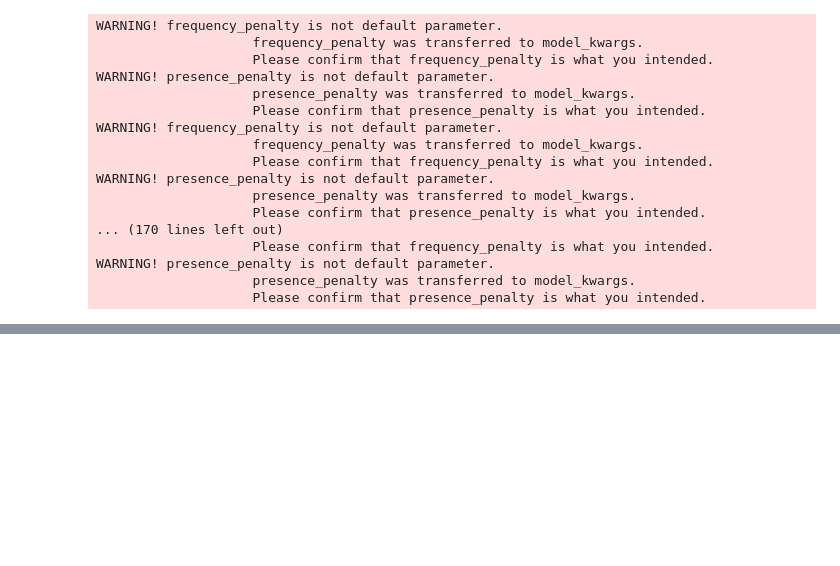
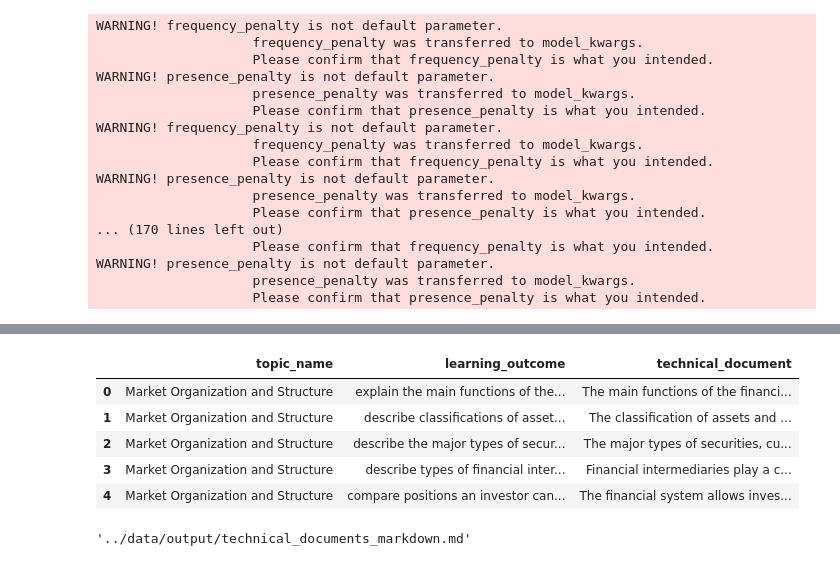
Before and after one commit to BigDataIA-Spring2024-Sec1-Team3/Assignment5, a Jupyter notebook: backend/generate_knowledge_base.ipynb, the cells around one changed output, grey strips where cells are left out. Cells and saved outputs as stored; diff of their text form; code cells hidden in the pictures; blank space fills up the shorter version.

Commit message:
Created markdown

```diff
--- a/backend/generate_knowledge_base.ipynb
+++ b/backend/generate_knowledge_base.ipynb
@@ -13,7 +13,7 @@ def getProp():
 try:
     getProp()
     conn = snowflake.connector.connect(
-        user=config['SNOWFLAKE']['User'],
+        user=config['SNOWFLAKE']['Username'],
         password=config['SNOWFLAKE']['Password'],
         account=config['SNOWFLAKE']['Account'],
         warehouse=config['SNOWFLAKE']['Warehouse'],
@@ -103,13 +103,16 @@ def query_openai_for_technical_document(learning_outcome, summary, api_key):
 
     return response
 # %%
+getProp()
+api_key = config['OPENAI']['OPENAI_API_KEY']
+
 for index, row in new_df.iterrows():
 
     # Query OpenAI for each row and update the 'Technical Document' column
     new_df.at[index, 'technical_document'] = query_openai_for_technical_document(
         learning_outcome=row['learning_outcome'],
         summary=row['summary'],
-        api_key=os.getenv("OPENAI_API_KEY")
+        api_key=api_key
     )
 
     new_df.head()
@@ -140,5 +143,32 @@ new_df.head()
 | 2 | Market Organization and Structure | describe the major types of secur... | This reading introduces how the f... | The major types of securities, cu... |
 | 3 | Market Organization and Structure | describe types of financial inter... | This reading introduces how the f... | Financial intermediaries play a c... |
 | 4 | Market Organization and Structure | compare positions an investor can... | This reading introduces how the f... | The financial system allows inves... |
+# %%
+new_df = new_df.drop(columns=['summary'])
+new_df.head()
+# %% [output]
+|  | topic_name | learning_outcome | technical_document |
+| 0 | Market Organization and Structure | explain the main functions of the... | The main functions of the financi... |
+| 1 | Market Organization and Structure | describe classifications of asset... | The classification of assets and ... |
+| 2 | Market Organization and Structure | describe the major types of secur... | The major types of securities, cu... |
+| 3 | Market Organization and Structure | describe types of financial inter... | Financial intermediaries play a c... |
+| 4 | Market Organization and Structure | compare positions an investor can... | The financial system allows inves... |
 # %%
 new_df.to_csv('../data/output/technical_documents.csv', index=False)
+# %%
+# Grouping the data by topic_name and creating the markdown content
+markdown_content = ""
+for topic_name, group in new_df.groupby("topic_name"):
+    markdown_content += f"## {topic_name}\n\n"
+    for _, row in group.iterrows():
+        markdown_content += f"# Learning Outcome:\n {row['learning_outcome']}\n"
+        markdown_content += f"# Technical Document:\n {row['technical_document']}\n\n"
+
+# Saving the markdown content to a .txt file
+markdown_file_path = '../data/output/technical_documents_markdown.md'
+with open(markdown_file_path, 'w') as file:
+    file.write(markdown_content)
+
+markdown_file_path
+# %% [output]
+'../data/output/technical_documents_markdown.md'
```
Also changed, not shown: parts of 1 cell of this notebook, 3 other files.
